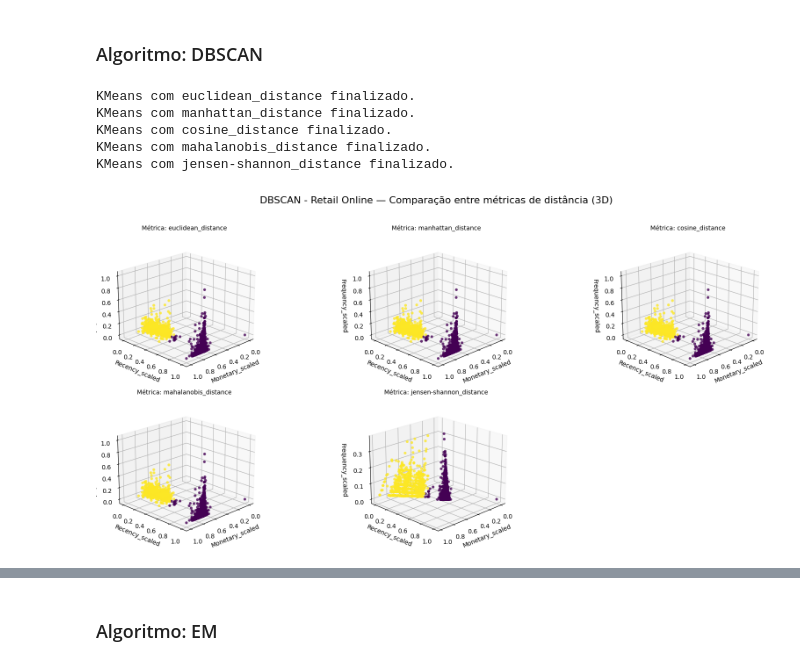
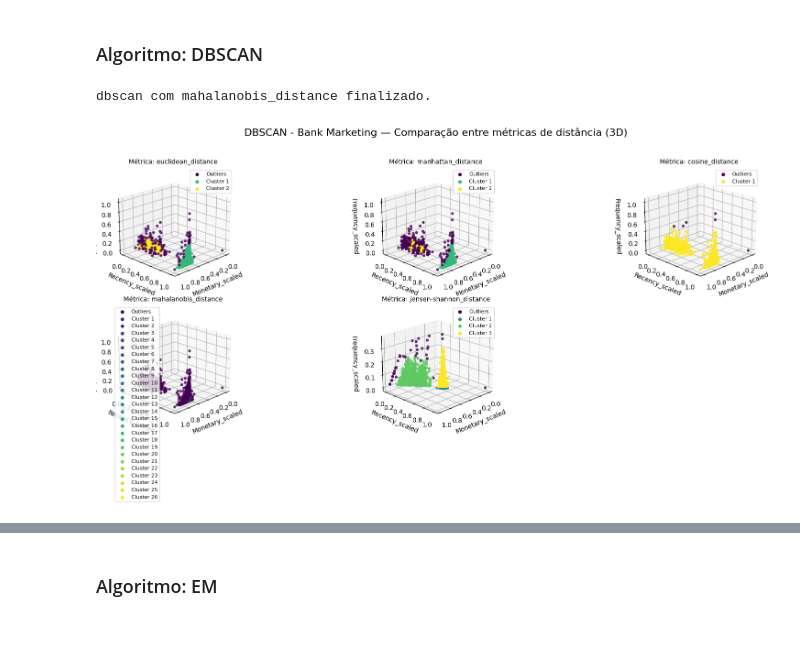
Before and after one commit to JaneOliveira/clustering-client-segmentation-tcc, a Jupyter notebook: notebooks/ExperimentoDatasetBankMarketing.ipynb, the cells around one changed output, grey strips where cells are left out. Cells and saved outputs as stored; diff of their text form; code cells hidden in the pictures; blank space fills up the shorter version.

Commit message:
Feat: Atualiza resultados

```diff
--- a/notebooks/ExperimentoDatasetBankMarketing.ipynb
+++ b/notebooks/ExperimentoDatasetBankMarketing.ipynb
@@ -523,7 +492,7 @@ for metric_name in metrics:
         t0 = time()
         centroids_kmedoids, clusters_kmedoids = kmedoids.fit(X_jsd)
         runtime_kmedoids = time() - t0
-        results_kmedoids.append(calculate_clustering_metrics(algorithm_name="KMedoids", metric_name=silhouette_metric_name[metric_name], runtime=runtime_kmedoids, X=X_jsd, labels=clusters_kmedoids))
+        results_kmedoids.append(calculate_clustering_metrics(algorithm_name="KMedoids", metric_name=metric_name, runtime=runtime_kmedoids, X=X_jsd, labels=clusters_kmedoids))
         plots_kmedoids[metric_name] = {
             "X": X_jsd,
             "labels": clusters_kmedoids,
@@ -533,7 +502,7 @@ for metric_name in metrics:
         t0 = time()
         centroids_kmedoids, clusters_kmedoids = kmedoids.fit(X)
         runtime_kmedoids = time() - t0
-        results_kmedoids.append(calculate_clustering_metrics(algorithm_name="KMedoids", metric_name=silhouette_metric_name[metric_name], runtime=runtime_kmedoids, X=X, labels=clusters_kmedoids))
+        results_kmedoids.append(calculate_clustering_metrics(algorithm_name="KMedoids", metric_name=metric_name, runtime=runtime_kmedoids, X=X, labels=clusters_kmedoids))
         plots_kmedoids[metric_name] = {
             "X": X,
             "labels": clusters_kmedoids,
@@ -807,14 +787,22 @@ plt.show()
 #Estudo do melhor eps para DBSCAN com Euclidean Distance
 
 eval_kwargs = {}
-eps = [0.01, 0.02, 0.03, 0.04, 0.05, 0.06, 0.07, 0.08, 0.09, 0.10, 0.12, 0.15, 0.18, 0.20, 0.25, 0.30, 0.35, 0.40, 0.45, 0.50, 0.55, 0.60, 0.65]
+eps = eps = [0.01, 0.02, 0.03, 0.04, 0.05, 0.06, 0.07, 0.08, 0.09, 0.10, 0.15, 0.20, 0.25, 0.30, 0.35, 0.40, 0.45, 0.50, 0.55, 0.60, 0.65]
 results_eps = []
 for ep in eps:
     db = DBSCAN(eps=ep, min_samples=10, metric='euclidean_distance')
     db.fit(X)
     k = len(set(db.labels_)) - (1 if -1 in db.labels_ else 0)
+    dataset = pd.concat(
+            [pd.DataFrame(X), pd.DataFrame(db.labels_, columns=['cluster'])],
+            axis=1
+        )
+    # filtra fora os outliers (cluster == -1)
+    dataset_filtrado = dataset[dataset['cluster'] != -1]
+    # separa X e y já sem ruído
+    X_inliers = np.asarray(dataset_filtrado.drop(columns=['cluster']))
     eval_kwargs = {}
-    evaluation = EvaluationMetrics(X=X, labels=db.labels_, y_true=None, metric=silhouette_metric_name['euclidean_distance'], **eval_kwargs)
+    evaluation = EvaluationMetrics(X=X_inliers, labels=np.asarray(dataset_filtrado['cluster']), y_true=None, metric='euclidean', **eval_kwargs)
     sil = evaluation.silhouette()
     sse = evaluation.sse_euclidean()
     results_eps.append({"k": k,
@@ -892,28 +819,45 @@ df_results_eps_jsd
 # %% [markdown]
 ### Algoritmo: DBSCAN
 # %%
-results_dbscan = []
-plots_dbscan = {}
 # instaciando o DBSCAN
 for metric_name in metrics:
-    dbscan = DBSCAN(eps=0.03, min_samples=10, metric=metric_name)
     if metric_name == 'jensen-shannon_distance':
+        dbscan = DBSCAN(eps=0.03, min_samples=10, metric=metric_name)
         t0 = time()
         dbscan.fit(X_jsd)
         runtime_dbscan = time() - t0
         labels_dbscan = dbscan.labels_
-        results_dbscan.append(calculate_clustering_metrics(algorithm_name="DBSCAN", metric_name=silhouette_metric_name[metric_name], runtime=runtime_dbscan, X=X_jsd, labels=labels_dbscan))
+        dataset = pd.concat(
+            [pd.DataFrame(X_jsd), pd.DataFrame(labels_dbscan, columns=['cluster'])],
+            axis=1
+        )
+        # filtra fora os outliers (cluster == -1)
+        dataset_filtrado = dataset[dataset['cluster'] != -1]
+        # separa X e y já sem ruído
+        X_inliers = np.asarray(dataset_filtrado.drop(columns=['cluster']))
+        labels_inliers = np.asarray(dataset_filtrado['cluster'])
+        results_dbscan.append(calculate_clustering_metrics(algorithm_name="DBSCAN", metric_name=metric_name, runtime=runtime_dbscan, X=X_inliers, labels=labels_inliers))
         plots_dbscan[metric_name] = {
             "X": X_jsd,
             "labels": labels_dbscan,
             "model": dbscan
         }
     else:
+        dbscan = DBSCAN(eps=0.023, min_samples=10, metric=metric_name)
         t0 = time()
         dbscan.fit(X)
         runtime_dbscan = time() - t0
         labels_dbscan = dbscan.labels_
-        results_dbscan.append(calculate_clustering_metrics(algorithm_name="DBSCAN", metric_name=silhouette_metric_name[metric_name], runtime=runtime_dbscan, X=X, labels=labels_dbscan))
+        dataset = pd.concat(
+            [pd.DataFrame(X), pd.DataFrame(labels_dbscan, columns=['cluster'])],
+            axis=1
+        )
+        # filtra fora os outliers (cluster == -1)
+        dataset_filtrado = dataset[dataset['cluster'] != -1]
+        # separa X e y já sem ruído
+        X_inliers = np.asarray(dataset_filtrado.drop(columns=['cluster']))
+        labels_inliers = np.asarray(dataset_filtrado['cluster'])
+        results_dbscan.append(calculate_clustering_metrics(algorithm_name="DBSCAN", metric_name=metric_name, runtime=runtime_dbscan, X=X_inliers, labels=labels_inliers))
         plots_dbscan[metric_name] = {
             "X": X,
             "labels": labels_dbscan,
@@ -922,16 +866,12 @@ for metric_name in metrics:
 
     print(f"dbscan com {metric_name} finalizado.")
 # %% [output]
-KMeans com euclidean_distance finalizado.
-KMeans com manhattan_distance finalizado.
-KMeans com cosine_distance finalizado.
-KMeans com mahalanobis_distance finalizado.
-KMeans com jensen-shannon_distance finalizado.
+dbscan com mahalanobis_distance finalizado.
 # %%
-plot_algorithm_all_metrics_3d(plot_dict=plots_kmeans, algorithm_name="DBSCAN - Retail Online", x_index=2, y_index=0, z_index=1,
+plot_algorithm_all_metrics_3d(plot_dict=plots_dbscan, algorithm_name="DBSCAN - Bank Marketing", x_index=2, y_index=0, z_index=1,
     n_cols=3, figsize=(18, 8), feature_names=['Recency_scaled', 'Frequency_scaled', 'Monetary_scaled'], elev=20, azim=45,
 )
 # %% [output]
-[figure, old version]
+[figure, new version]
 # %%
 #results_dbscan.pop()
```
Also changed, not shown: parts of 38 cells of this notebook.
